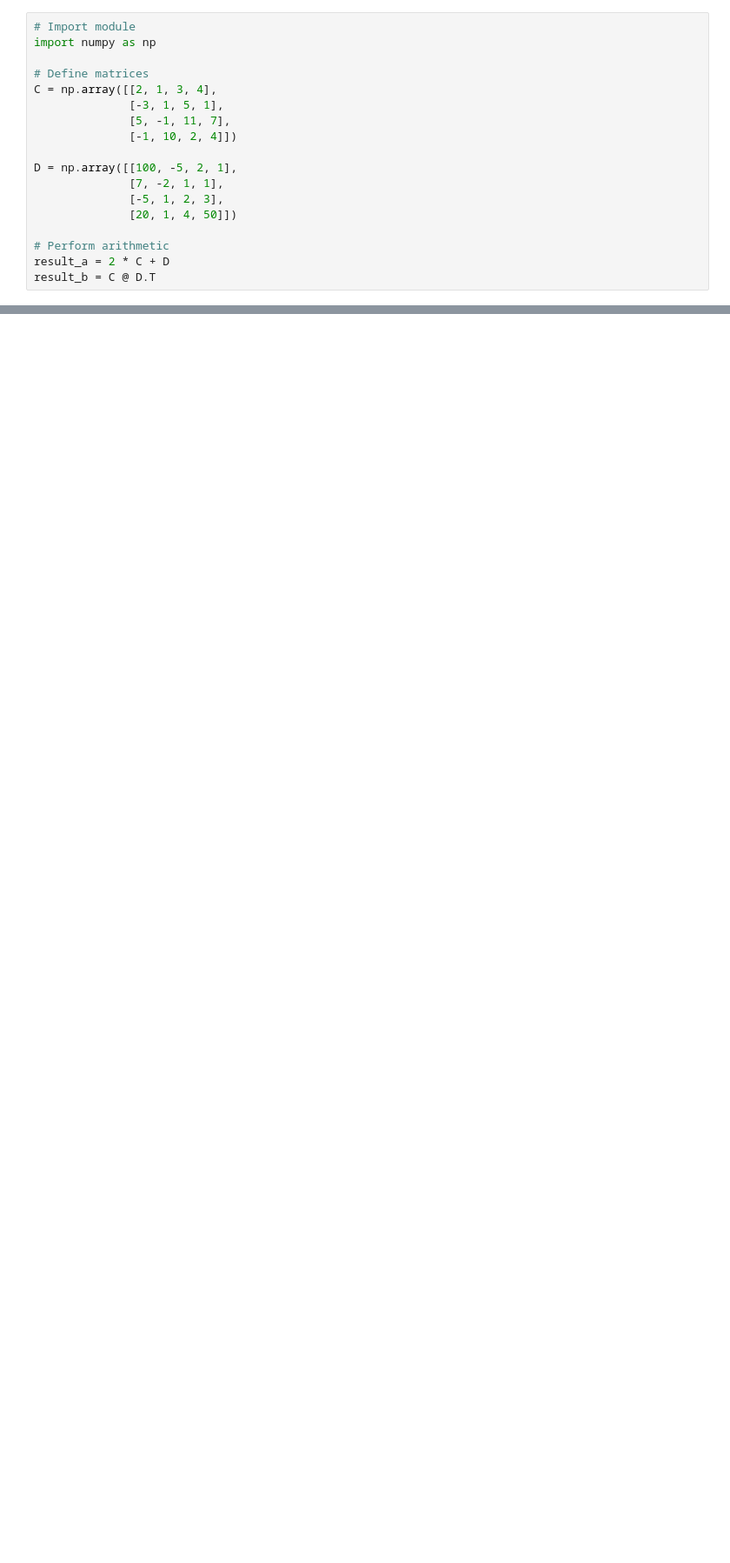
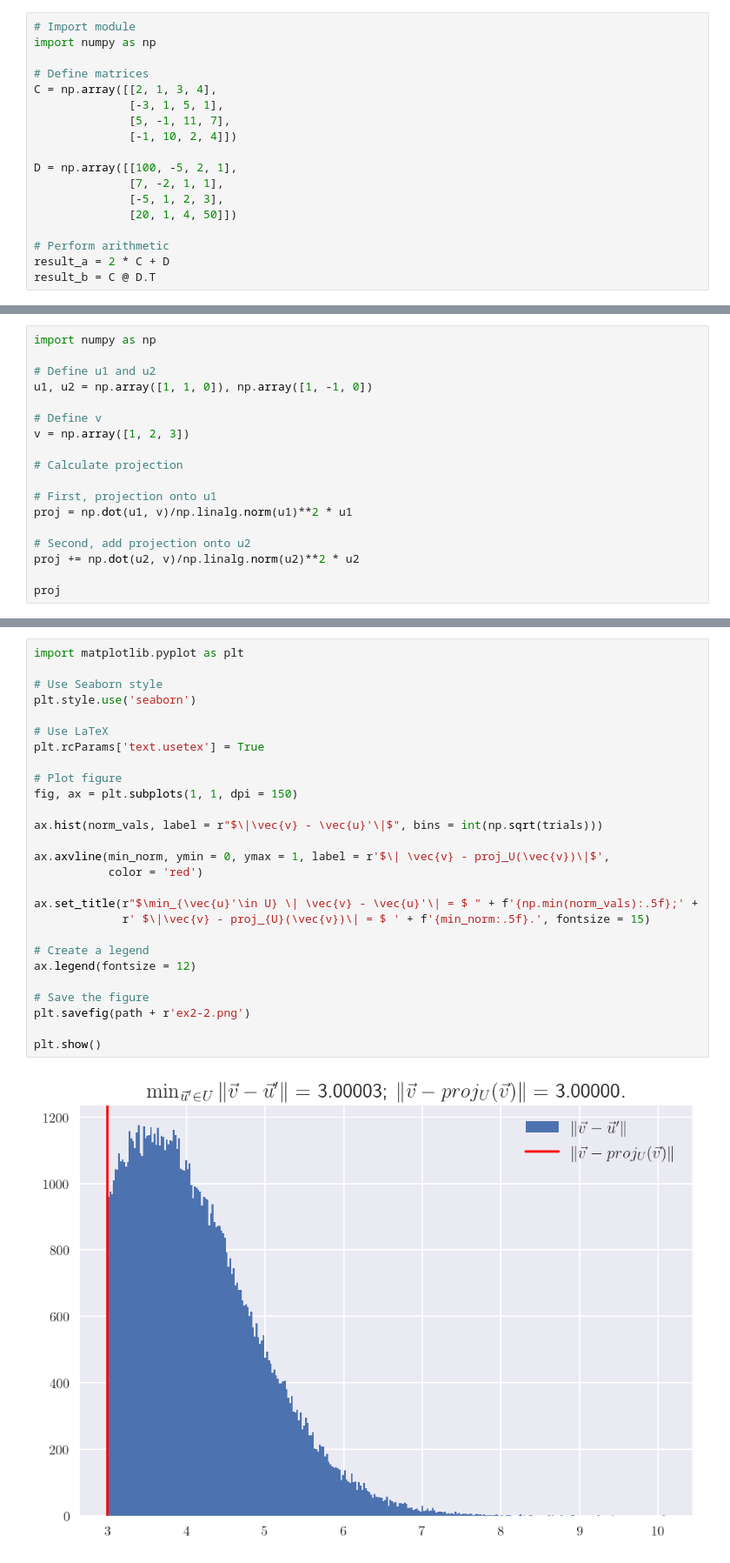
Before and after one commit to charlesrambo/math_bootcamp_24, a Jupyter notebook: Unit 2/unit_2_code_snippets.ipynb, the cells around one changed output, grey strips where cells are left out. Shown at 87% size. Drawn from its saved outputs; the diff is of its cells as text; blank space fills up the shorter version.

```diff
--- a/Unit 2/unit_2_code_snippets.ipynb
+++ b/Unit 2/unit_2_code_snippets.ipynb
@@ -96,3 +142,21 @@ plt.savefig(path + r'ex2-1.png')
 plt.show()
 # %% [output]
 [figure]
+# %%
+import numpy as np
+
+# Define u1 and u2
+u1, u2 = np.array([1, 1, 0]), np.array([1, -1, 0])
+
+# Define v
+v = np.array([1, 2, 3])
+
+# Calculate projection
+
+# First, projection onto u1
+proj = np.dot(u1, v)/np.linalg.norm(u1)**2 * u1
+
+# Second, add projection onto u2
+proj += np.dot(u2, v)/np.linalg.norm(u2)**2 * u2
+
+proj
@@ -98,0 +192,29 @@ plt.show()
+# %%
+import matplotlib.pyplot as plt
+
+# Use Seaborn style
+plt.style.use('seaborn')
+
+# Use LaTeX
+plt.rcParams['text.usetex'] = True
+
+# Plot figure
+fig, ax = plt.subplots(1, 1, dpi = 150)
+
+ax.hist(norm_vals, label = r"$\|\vec{v} - \vec{u}'\|$", bins = int(np.sqrt(trials)))
+
+ax.axvline(min_norm, ymin = 0, ymax = 1, label = r'$\| \vec{v} - proj_U(\vec{v})\|$',
+           color = 'red')
+
+ax.set_title(r"$\min_{\vec{u}'\in U} \| \vec{v} - \vec{u}'\| = $ " + f'{np.min(norm_vals):.5f};' +
+             r' $\|\vec{v} - proj_{U}(\vec{v})\| = $ ' + f'{min_norm:.5f}.', fontsize = 15)
+
+# Create a legend
+ax.legend(fontsize = 12)
+
+# Save the figure
+plt.savefig(path + r'ex2-2.png')
+
+plt.show()
+# %% [output]
+[figure, added]
```
Also changed, not shown: parts of 13 cells of this notebook, 2 other files.
